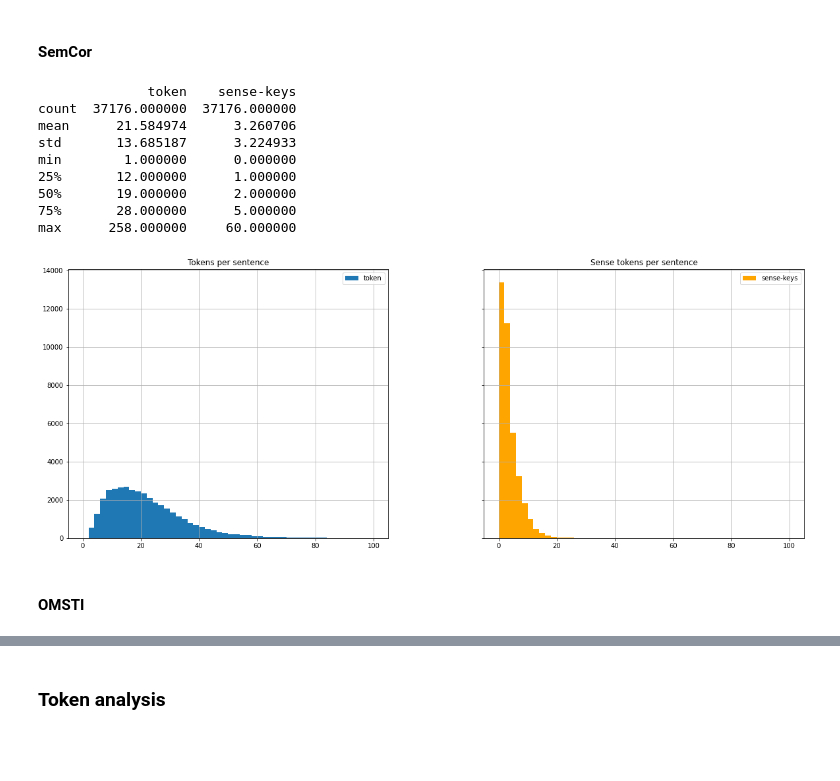
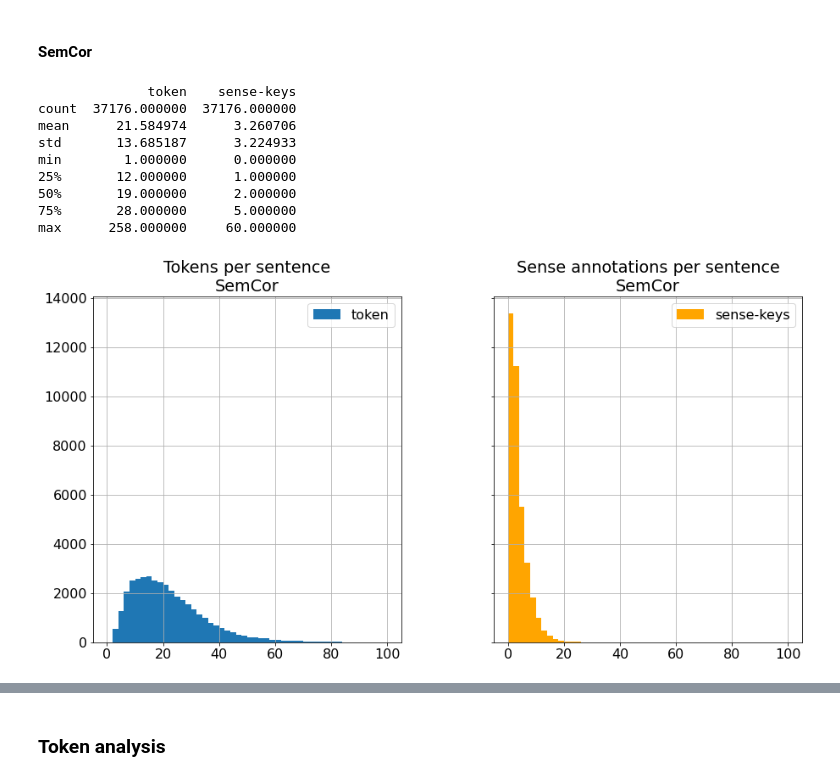
Before and after one commit to WordSenseMakers/bert-wsd, a Jupyter notebook: dataset_statistics.ipynb, the cells around one changed output, grey strips where cells are left out. Saved outputs shown, nothing was run; the diff lists cells and outputs as text; code cells hidden in the pictures; blank space fills up the shorter version.

```diff
--- a/dataset_statistics.ipynb
+++ b/dataset_statistics.ipynb
@@ -18,7 +38,9 @@ def print_alinged(key, value):
 def num_tokens(dataset):
     return dataset.token_level.shape[0]
 
+for name, ds in zip(names, dses):
+    print_alinged(f"- {name} token count", num_tokens(ds))
 #print_alinged("Total token count", num_tokens(all))
-print_alinged("- SemCor token count", num_tokens(semcor))
+#print_alinged("- SemCor token count", num_tokens(semcor))
 #print_alinged("- OMSTI token count", num_tokens(omsti))
 # %% [output]
@@ -27,9 +54,25 @@ print_alinged("- SemCor token count", num_tokens(semcor))
 def num_sense_tokens(dataset):
     df = dataset.token_level
     sense_tokesn = df[df["sense-keys"].notnull()]
+    return sense_tokesn.shape[0], df["sense-keys"].shape[0]
+
+def num_sentences(dataset):
+    df = dataset.sentence_level
+    return df.shape[0]
+
+def num_unique_sense_tokens(dataset):
+    df = dataset.token_level
+    sense_tokesn = df["sense-keys"][df["sense-keys"].notnull()].unique()
     return sense_tokesn.shape[0]
 
 #print_alinged("Total tokens with sense count", num_sense_tokens(all))
-print_alinged("- SemCor tokens with sense count", num_sense_tokens(semcor))
+for name, ds in zip(names, dses):
+    print_alinged(f"- {name} tokens with sense count", num_sense_tokens(ds), sep=" / ")
 #print_alinged("- OMSTI tokens with sense count", num_sense_tokens(omsti))
+
+for name, ds in zip(names, dses):
+    print_alinged(f"- {name} unique sense count", num_unique_sense_tokens(ds))
+
+for name, ds in zip(names, dses):
+    print_alinged(f"- {name} sentence count", num_sentences(ds))
 # %% [output]
@@ -39,6 +99,7 @@ def num_sentences(dataset):
     return len(dataset.sentences().groups)
 
 #print_alinged("Total sentence count", num_sentences(all))
-print_alinged("- SemCor sentence count", num_sentences(semcor))
+for name, ds in zip(names, dses):
+    print_alinged(f"- {name} sentence count", num_sentences(ds))
 #print_alinged("- OMSTI sentence count", num_sentences(omsti))
 # %% [output]
@@ -46,11 +112,14 @@ print_alinged("- SemCor sentence count", num_sentences(semcor))
 # %% [markdown]
 ### Per-Sentence statistics
 # %%
-def sentences_token_stat(dataset):
+def sentences_token_stat(dataset, name):
     sentence_counts = dataset.sentences().count()
     print(sentence_counts[['token', 'sense-keys']].describe())
-    fig, axes = plt.subplots(1, 2, sharey=True, figsize=(20, 7.5))
+    fig, axes = plt.subplots(1, 2, sharey=True, figsize=(15, 7.5))
     sentence_counts.hist(column=["token"], ax=axes[0], sharey=True, bins=50, legend=True, range=(0, 100))
-    axes[0].set_title("Tokens per sentence")
+    axes[0].set_title(f"Tokens per sentence\n{name}")
     sentence_counts.hist(column=["sense-keys"], ax=axes[1], sharey=True, bins=50, legend=True, range=(0, 100), color="orange")
-    axes[1].set_title("Sense tokens per sentence")
+    axes[1].set_title(f"Sense annotations per sentence\n{name}")
+
+    op = stat_output_path(statname="sentences_token_stat", dataset_name=name)
+    fig.savefig(op)
@@ -63,17 +126,15 @@ AttributeError: 'builtin_function_or_method' object has no attribute 'sentences'
 # %% [markdown]
 #### SemCor
 # %%
-sentences_token_stat(semcor)
+sentences_token_stat(semcor, "SemCor")
 # %% [output]
               token    sense-keys
 count  37176.000000  37176.000000
 mean      21.584974      3.260706
 std       13.685187      3.224933
 min        1.000000      0.000000
 25%       12.000000      1.000000
 50%       19.000000      2.000000
 75%       28.000000      5.000000
 max      258.000000     60.000000
-[figure, old version]
+[figure, new version]
-# %% [markdown]
-#### OMSTI
```
Also changed, not shown: parts of 58 cells of this notebook, 1 other file.
